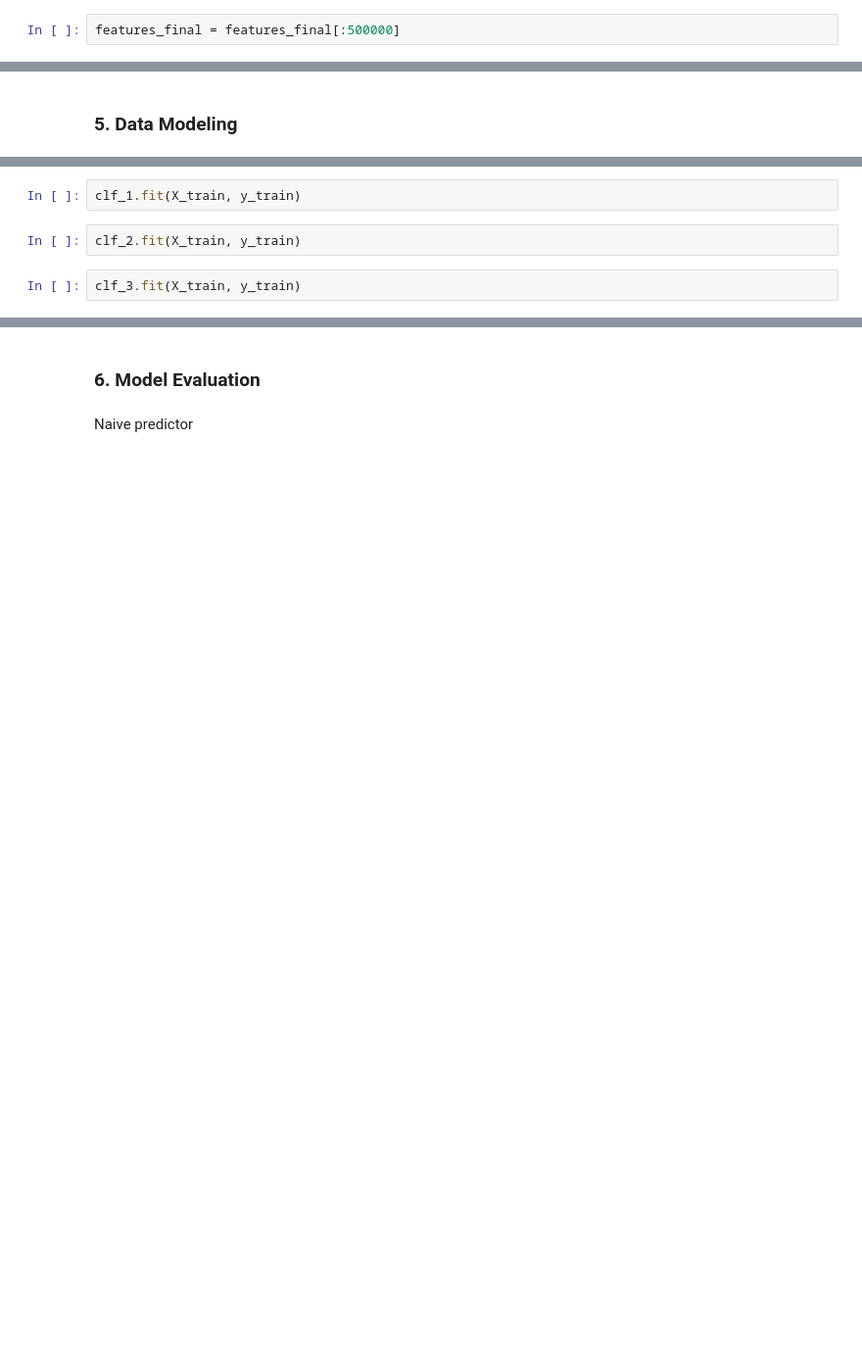
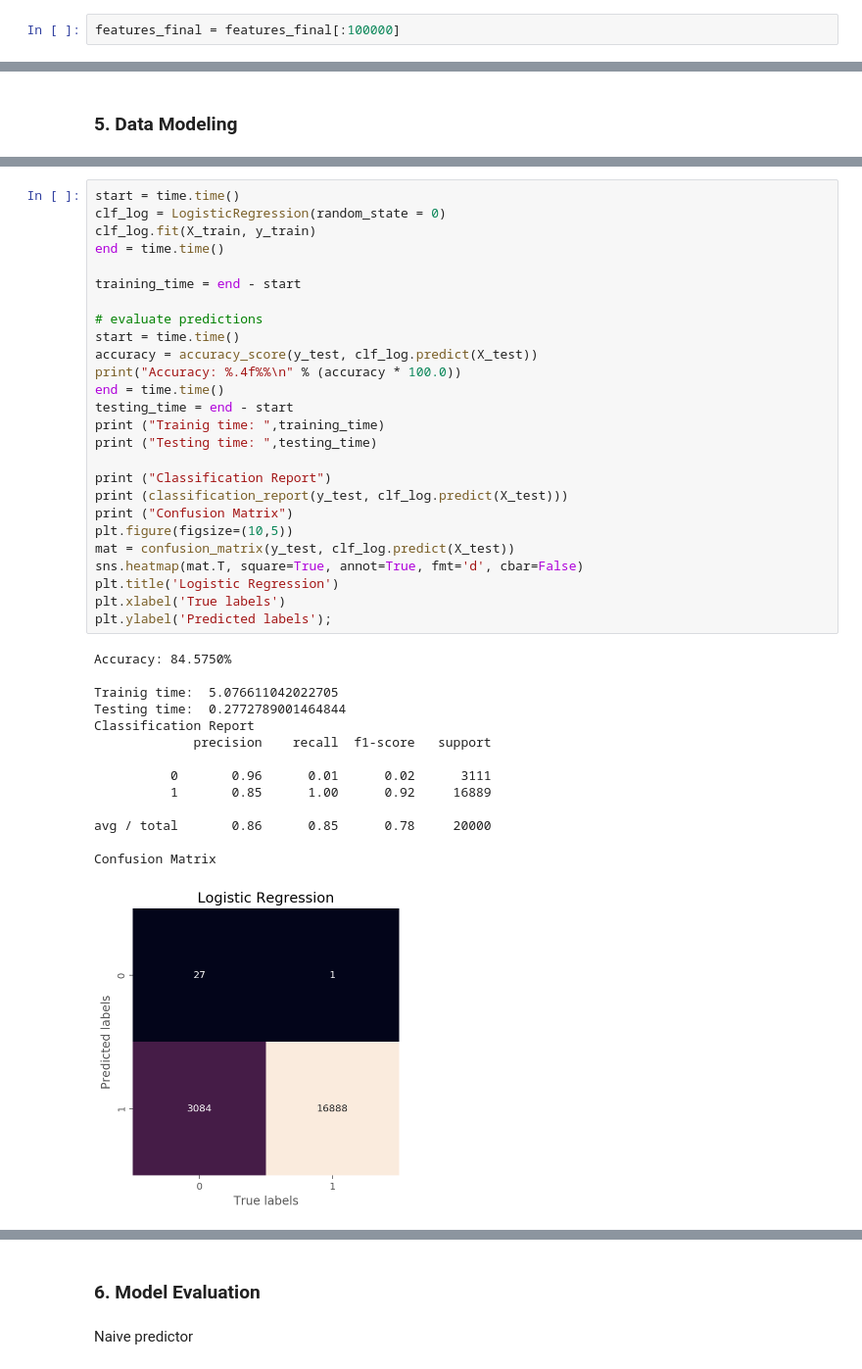
Before and after one commit to numanyilmaz/Capstone, a Jupyter notebook: Capstone.ipynb, the cells around one changed output, grey strips where cells are left out. Shown at 98% size. Cells and saved outputs as stored; diff of their text form; blank space fills up the shorter version.

```diff
--- a/Capstone.ipynb
+++ b/Capstone.ipynb
@@ -296,7 +309,7 @@ features_final.head()
 # %% [markdown]
 4.2 Train-Test Split
 # %%
-features_final = features_final[:500000]
+features_final = features_final[:100000]
 # %%
 X = features_final.iloc[:,1:]
 y = features_final['CASE_STATUS']
@@ -330,6 +333,0 @@ clf_3 = XGBClassifier(random_state = 0)
-# %%
-clf_1.fit(X_train, y_train)
-# %%
-clf_2.fit(X_train, y_train)
-# %%
-clf_3.fit(X_train, y_train)
@@ -359,0 +342,41 @@ print("Accuracy: %.2f%%" % (accuracy * 100.0))
+# %%
+start = time.time()
+clf_log = LogisticRegression(random_state = 0)
+clf_log.fit(X_train, y_train)
+end = time.time()
+
+training_time = end - start
+
+# evaluate predictions
+start = time.time()
+accuracy = accuracy_score(y_test, clf_log.predict(X_test))
+print("Accuracy: %.4f%%\n" % (accuracy * 100.0))
+end = time.time()
+testing_time = end - start
+print ("Trainig time: ",training_time)
+print ("Testing time: ",testing_time)
+
+print ("Classification Report")
+print (classification_report(y_test, clf_log.predict(X_test)))
+print ("Confusion Matrix")
+plt.figure(figsize=(10,5))
+mat = confusion_matrix(y_test, clf_log.predict(X_test))
+sns.heatmap(mat.T, square=True, annot=True, fmt='d', cbar=False)
+plt.title('Logistic Regression')
+plt.xlabel('True labels')
+plt.ylabel('Predicted labels');
+# %% [output]
+Accuracy: 84.5750%
+
+Trainig time:  5.076611042022705
+Testing time:  0.2772789001464844
+Classification Report
+             precision    recall  f1-score   support
+
+          0       0.96      0.01      0.02      3111
+          1       0.85      1.00      0.92     16889
+
+avg / total       0.86      0.85      0.78     20000
+
+Confusion Matrix
+[figure, added]
```
Also changed, not shown: parts of 31 cells of this notebook.
